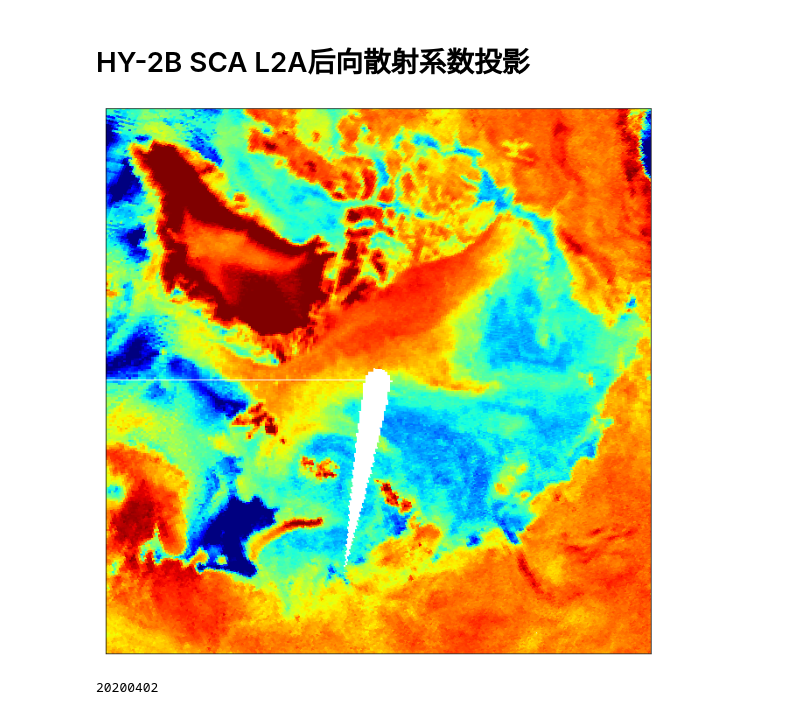
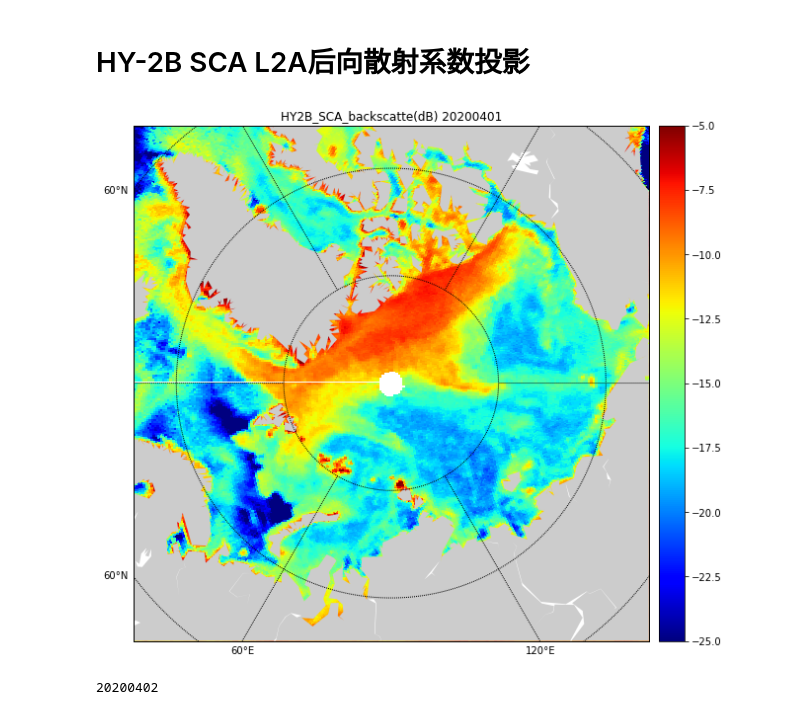
Before and after one commit to LittlematchLM/sea_ice_classification, a Jupyter notebook: HY2B_SCA_backscatter.ipynb, the cells around one changed output. Saved outputs shown, nothing was run; the diff lists cells and outputs as text; code cells hidden in the pictures.

```diff
--- a/HY2B_SCA_backscatter.ipynb
+++ b/HY2B_SCA_backscatter.ipynb
@@ -85,7 +85,7 @@ value_array = np.empty(shape=(1702, 810,5))
 grid_array = np.zeros((hy_sca.nlat, hy_sca.nlon))
 grid_num_array = np.zeros((hy_sca.nlat, hy_sca.nlon))
 
-for file in file_list[0]:
+for file in file_list[1]:
     with h5py.File(file, mode='r') as f:
         lat = f['cell_lat'][:]
         lon = f['cell_lon'][:]
@@ -114,18 +114,23 @@ x_map, y_map = hy_sca.get_map_grid(transformer_back)
 # %%
 fig = plt.figure(figsize=(9, 9))
 fig.add_subplot(111)
 fig.set_tight_layout(True) # reduce the spaces from margin outside the axis
 
-# hy_m.fillcontinents()
 hy_m = Basemap(projection='npaeqd', boundinglat=66, lon_0=90., resolution='c')
 hy_m.pcolormesh(x_map, y_map, data=grid_array, cmap=plt.cm.jet,vmax = -5,vmin=-25,latlon = True)
+cb = hy_m.colorbar(location='right')
+hy_m.fillcontinents()
+hy_m.drawmapboundary()
+hy_m.drawparallels(np.arange(-90., 120., 10.), labels=[1, 0, 0, 0])
+hy_m.drawmeridians(np.arange(-180., 180., 60.), labels=[0, 0, 0, 1])
+plt.title('HY2B_SCA_backscatte(dB) 20200401')
 # you can get a high-resolution image as numpy array!!
 plt.show()
 plot_img_np = get_img_from_fig(fig)
 # np.save((train_data_dir+ '\\npy\\HY2B_sca_sigmod0_'+str(name) + '.npy'), plot_img_np)
 # print(name)
 # %% [output]
-[figure, old version]
+[figure, new version]
 # %%
 for files in file_list[2:]:
     name = files[0].split('_')[8].split('T')[0]
```
Also changed, not shown: 3 other files.
